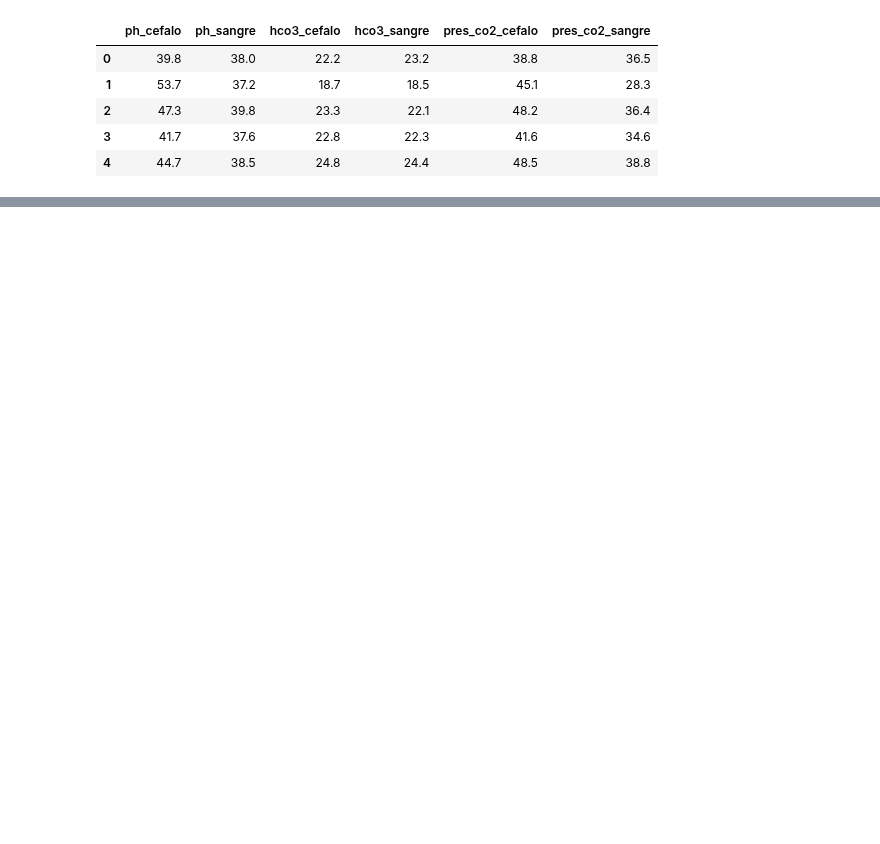
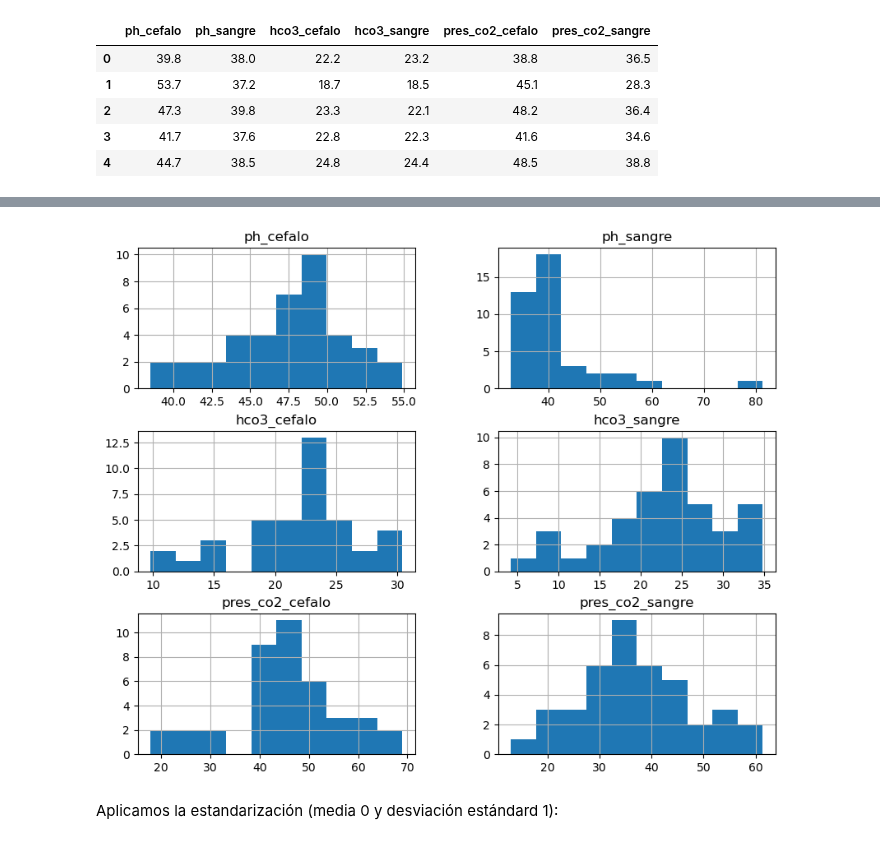
Before and after one commit to fcamadi/masterMLpython, a Jupyter notebook: Tema09/Tema9_kmeans.ipynb, the cells around one changed output, grey strips where cells are left out. Drawn from its saved outputs; the diff is of its cells as text; code cells hidden in the pictures; blank space fills up the shorter version.

```diff
--- a/Tema09/Tema9_kmeans.ipynb
+++ b/Tema09/Tema9_kmeans.ipynb
@@ -61,7 +74,7 @@ acidosis_raw.head()
 | 4 | 44.7 | 38.5 | 24.8 | 24.4 | 48.5 | 38.8 |
 # %%
 #give columns a meaningful name
-acidosis_raw = acidosis_raw.rename(columns={"Unnamed: 0": "ph_cefalo", "1": "ph_sangre", "Unnamed: 2": "hco3_cefalo", "Unnamed: 3": "hco3_sangre", "Unnamed: 4": "pres_co2_cefalo", "2": "pres_co2_sangre"})
+acidosis_raw = acidosis_raw.rename(columns={"Unnamed: 0": "ph_cefalo", "Unnamed: 1": "ph_sangre", "Unnamed: 2": "hco3_cefalo", "1": "hco3_sangre", "Unnamed: 4": "pres_co2_cefalo", "Unnamed: 5": "pres_co2_sangre"})
 acidosis_raw.head()
 # %% [output]
 |  | ph_cefalo | ph_sangre | hco3_cefalo | hco3_sangre | pres_co2_cefalo | pres_co2_sangre |
@@ -72,0 +118,8 @@ acidosis_raw.head()
+# %%
+# creating basic histogram s
+acidosis_raw.hist(figsize=[10, 8], bins=10)
+plt.show()
+# %% [output]
+[figure, added]
+# %% [markdown]
+Aplicamos la estandarización (media 0 y desviación estándard 1):
```
Also changed, not shown: parts of 25 cells of this notebook.
